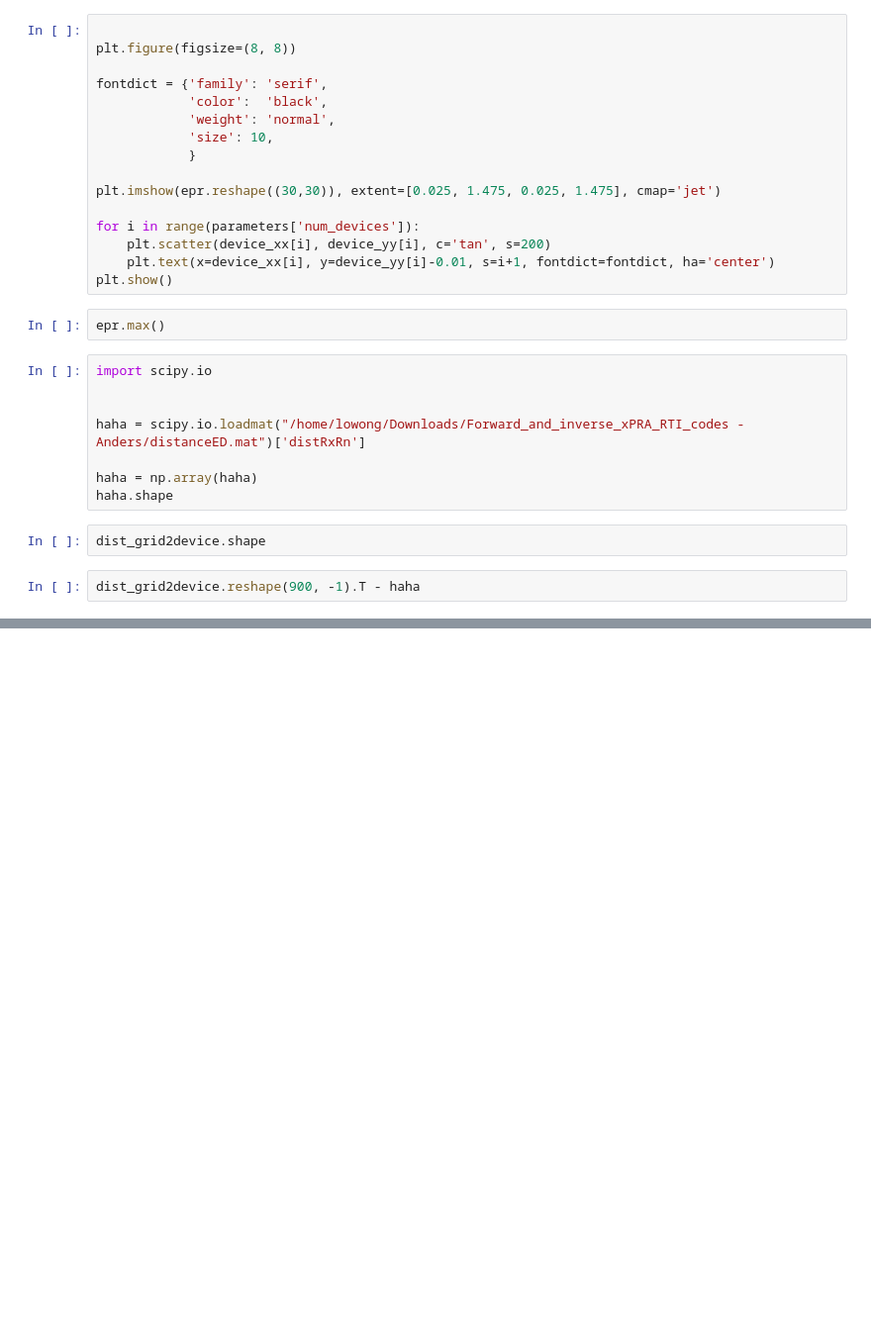
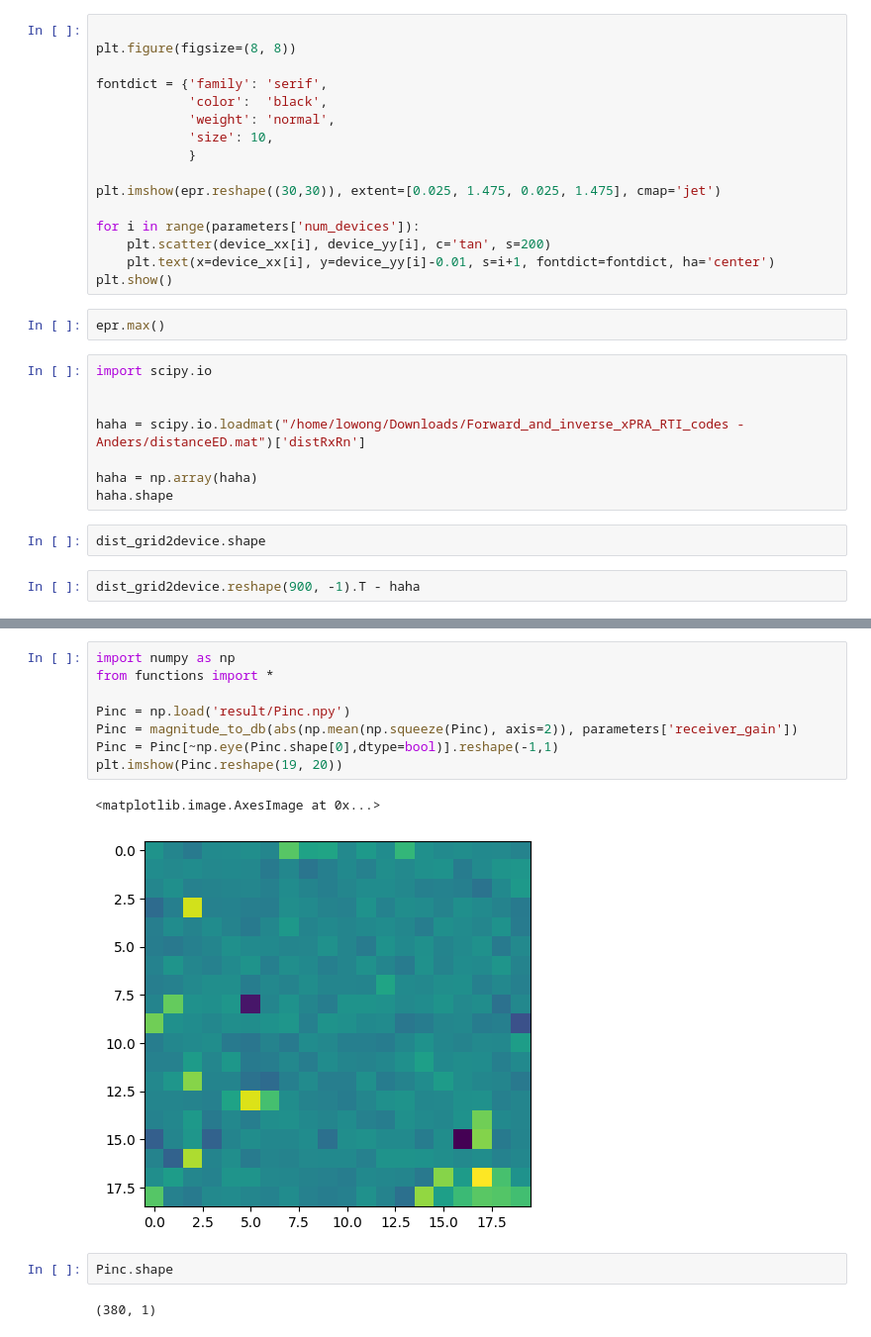
Before and after one commit to anderswong425/RF-Imaging, a Jupyter notebook: test.ipynb, the cells around one changed output, grey strips where cells are left out. Shown: that part at 99% size. Cells and saved outputs as stored; diff of their text form; blank space fills up the shorter version.

```diff
--- a/test.ipynb
+++ b/test.ipynb
@@ -309,0 +294,15 @@ False
+# %%
+import numpy as np
+from functions import *
+
+Pinc = np.load('result/Pinc.npy')
+Pinc = magnitude_to_db(abs(np.mean(np.squeeze(Pinc), axis=2)), parameters['receiver_gain'])
+Pinc = Pinc[~np.eye(Pinc.shape[0],dtype=bool)].reshape(-1,1)
+plt.imshow(Pinc.reshape(19, 20))
+# %% [output]
+<matplotlib.image.AxesImage at 0x...>
+[figure, added]
+# %%
+Pinc.shape
+# %% [output]
+(380, 1)
```
Also changed, not shown: parts of 9 cells of this notebook, 24 other files.
